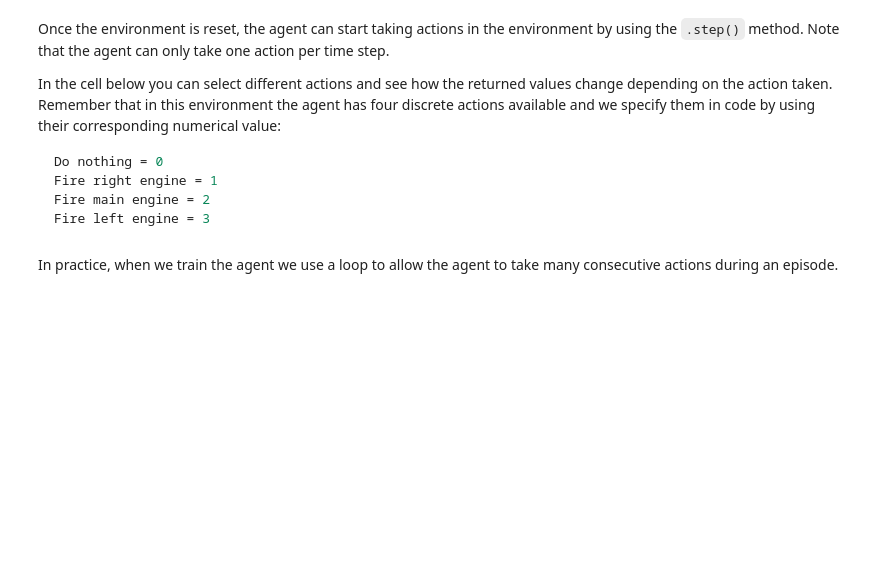
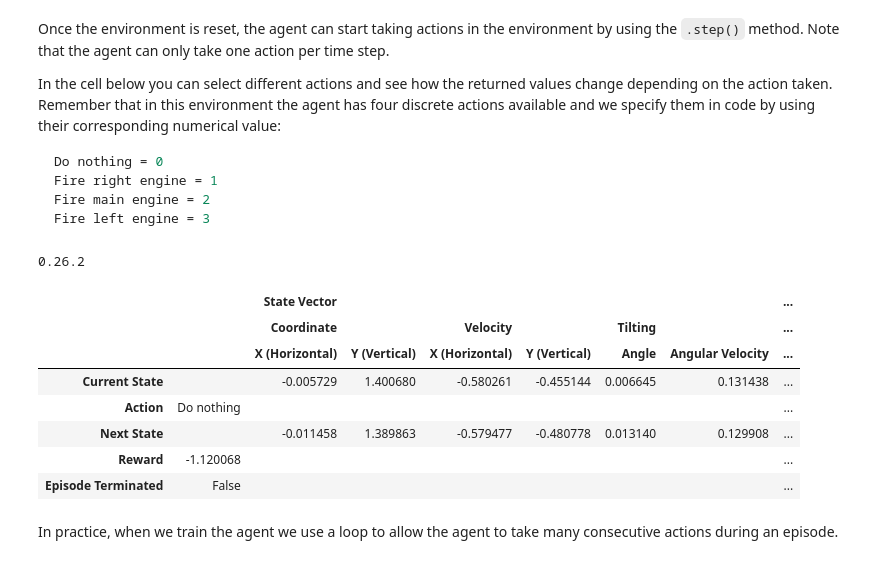
Before and after one commit to RobespierreXu/Standford-DeeplearningLesson, a Jupyter notebook: 03.Unsupervised Learning, Recommenders, Reinforcement Learning/02.home/jovyan/07.C3_W3_A1_Assignment work/C3_W3_A1_Assignment.ipynb, the cells around one changed output. Cells and saved outputs as stored; diff of their text form; code cells hidden in the pictures; blank space fills up the shorter version.

```diff
--- a/03.Unsupervised Learning, Recommenders, Reinforcement Learning/02.home/jovyan/07.C3_W3_A1_Assignment work/C3_W3_A1_Assignment.ipynb
+++ b/03.Unsupervised Learning, Recommenders, Reinforcement Learning/02.home/jovyan/07.C3_W3_A1_Assignment work/C3_W3_A1_Assignment.ipynb
@@ -209,7 +233,7 @@ In Open AI's Gym environments, we use the `.step()` method to run a single time
 To begin an episode, we need to reset the environment to an initial state. We do this by using the `.reset()` method.
 # %%
 # Reset the environment and get the initial state.
-current_state = env.reset()
+current_state, dictinfo = env.reset()
 # %% [markdown]
 Once the environment is reset, the agent can start taking actions in the environment by using the `.step()` method. Note that the agent can only take one action per time step.
 
@@ -224,15 +248,29 @@ Fire left engine = 3
 # %%
 # Select an action
 action = 0
 
+print(gym.__version__)
+
 # Run a single time step of the environment's dynamics with the given action.
-next_state, reward, done, _ = env.step(action)
+#next_state, reward, done, _ = env.step(action)
+next_state, reward, done, _1, dictinfo = env.step(action)
+
 
 # Display table with values.
 utils.display_table(current_state, action, next_state, reward, done)
 
 # Replace the `current_state` with the state after the action is taken
 current_state = next_state
+# %% [output]
+0.26.2
+|  |  | State Vector |  |  |  |  |  | ... |
+|  |  | Coordinate |  | Velocity |  | Tilting |  | ... |
+|  |  | X (Horizontal) | Y (Vertical) | X (Horizontal) | Y (Vertical) | Angle | Angular Velocity | ... |
+| Current State |  | -0.005729 | 1.400680 | -0.580261 | -0.455144 | 0.006645 | 0.131438 | ... |
+| Action | Do nothing |  |  |  |  |  |  | ... |
+| Next State |  | -0.011458 | 1.389863 | -0.579477 | -0.480778 | 0.013140 | 0.129908 | ... |
+| Reward | -1.120068 |  |  |  |  |  |  | ... |
+| Episode Terminated | False |  |  |  |  |  |  | ... |
 # %% [markdown]
 In practice, when we train the agent we use a loop to allow the agent to take many consecutive actions during an episode.
 # %% [markdown]
```
Also changed, not shown: parts of 13 cells of this notebook, 10 other files.
